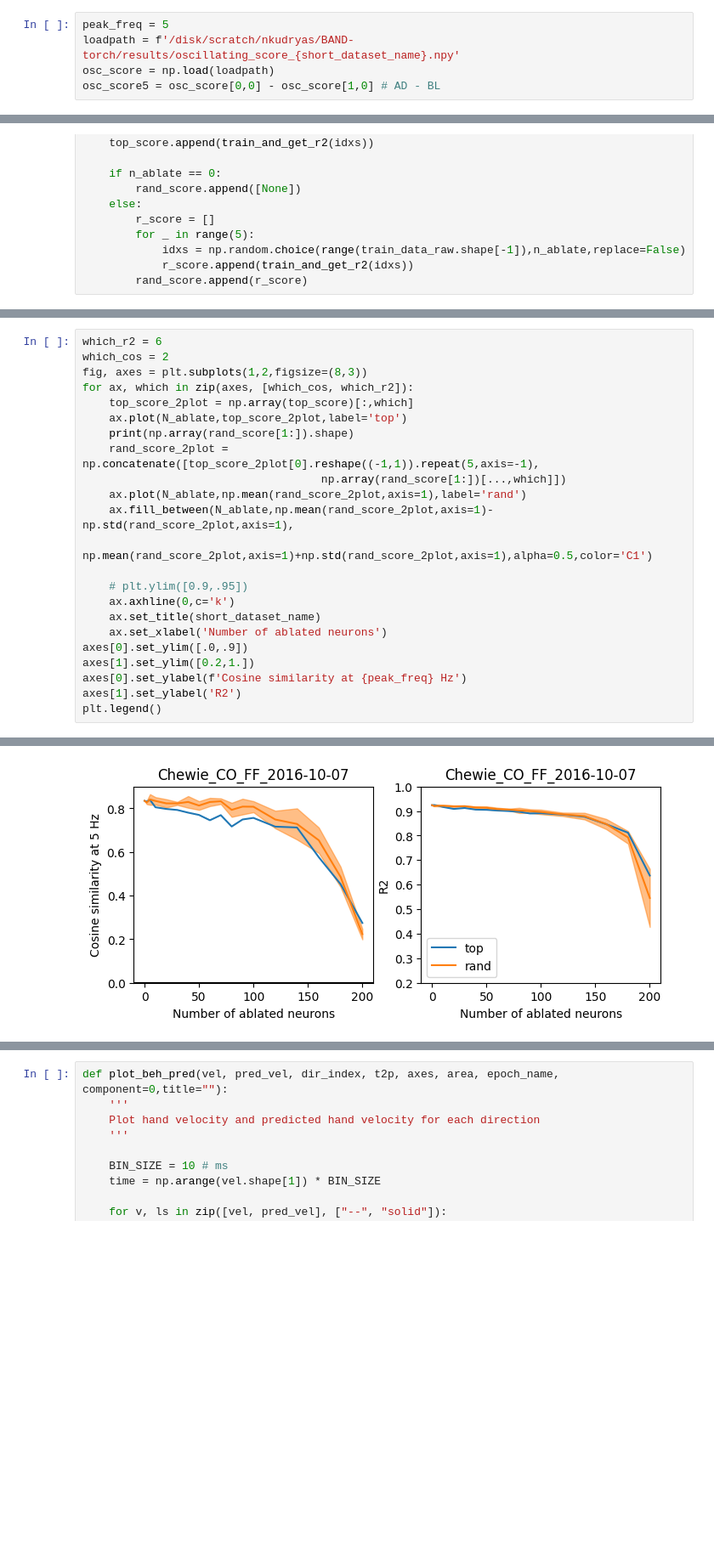
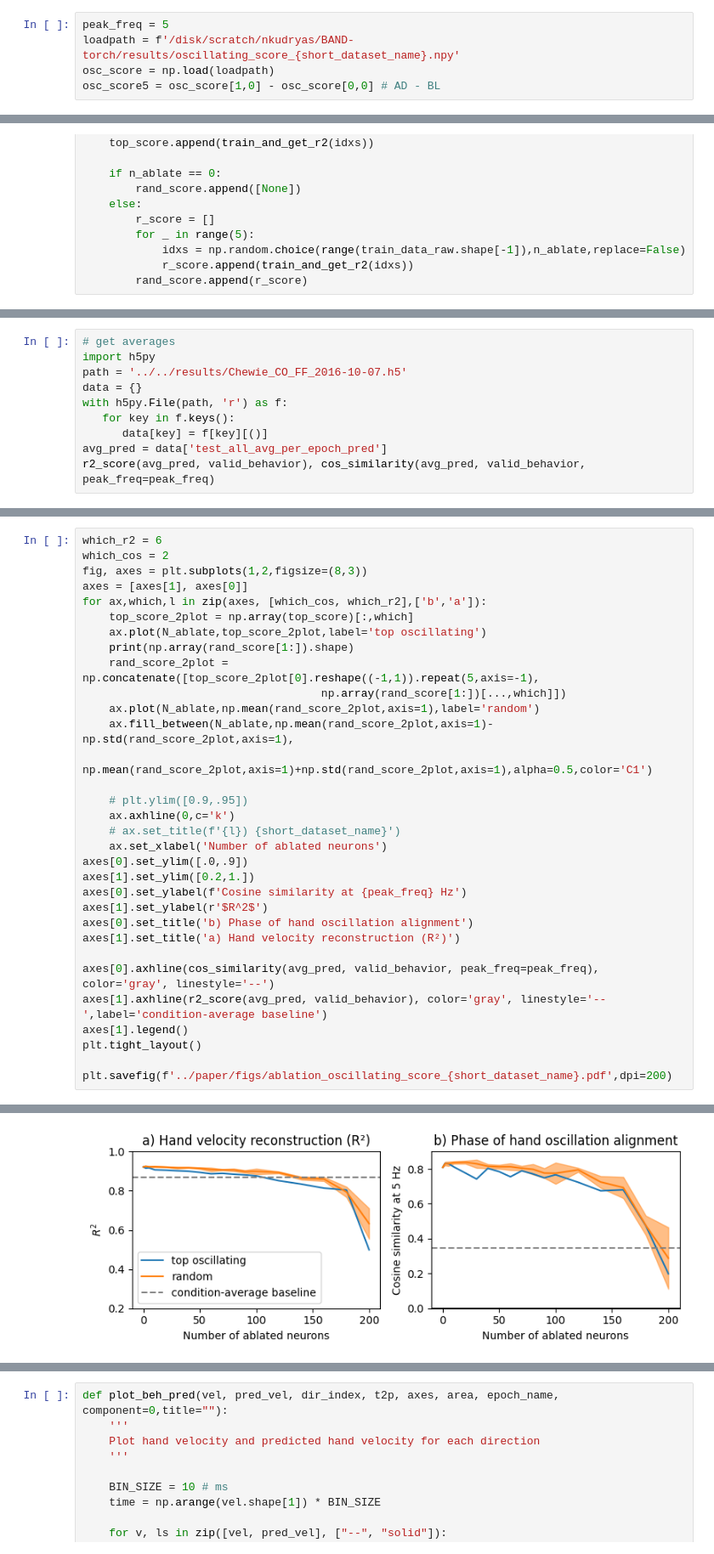
Before and after one commit to NinelK/BAND-torch, a Jupyter notebook: notebooks/rnn_decoder/RNN_decoder.ipynb, the cells around one changed output, grey strips where cells are left out. Shown at 85% size. Drawn from its saved outputs; the diff is of its cells as text; blank space fills up the shorter version.

```diff
--- a/notebooks/rnn_decoder/RNN_decoder.ipynb
+++ b/notebooks/rnn_decoder/RNN_decoder.ipynb
@@ -279,4 +243,4 @@ plot_beh_pred(valid_behavior[valid_epoch == 1],
 peak_freq = 5
 loadpath = f'/disk/scratch/nkudryas/BAND-torch/results/oscillating_score_{short_dataset_name}.npy'
 osc_score = np.load(loadpath)
-osc_score5 = osc_score[0,0] - osc_score[1,0] # AD - BL
+osc_score5 = osc_score[1,0] - osc_score[0,0] # AD - BL
@@ -398,0 +378,10 @@ osc_score5.shape
+# %%
+# get averages
+import h5py
+path = '../../results/Chewie_CO_FF_2016-10-07.h5'
+data = {}
+with h5py.File(path, 'r') as f:
+   for key in f.keys():
+      data[key] = f[key][()]
+avg_pred = data['test_all_avg_per_epoch_pred']
+r2_score(avg_pred, valid_behavior), cos_similarity(avg_pred, valid_behavior, peak_freq=peak_freq)
@@ -400,25 +391,34 @@ osc_score5.shape
 which_r2 = 6
 which_cos = 2
 fig, axes = plt.subplots(1,2,figsize=(8,3))
-for ax, which in zip(axes, [which_cos, which_r2]):
+axes = [axes[1], axes[0]]
+for ax,which,l in zip(axes, [which_cos, which_r2],['b','a']):
     top_score_2plot = np.array(top_score)[:,which]
-    ax.plot(N_ablate,top_score_2plot,label='top')
+    ax.plot(N_ablate,top_score_2plot,label='top oscillating')
     print(np.array(rand_score[1:]).shape)
     rand_score_2plot = np.concatenate([top_score_2plot[0].reshape((-1,1)).repeat(5,axis=-1),
                                     np.array(rand_score[1:])[...,which]])
-    ax.plot(N_ablate,np.mean(rand_score_2plot,axis=1),label='rand')
+    ax.plot(N_ablate,np.mean(rand_score_2plot,axis=1),label='random')
     ax.fill_between(N_ablate,np.mean(rand_score_2plot,axis=1)-np.std(rand_score_2plot,axis=1),
                     np.mean(rand_score_2plot,axis=1)+np.std(rand_score_2plot,axis=1),alpha=0.5,color='C1')
 
     # plt.ylim([0.9,.95])
     ax.axhline(0,c='k')
-    ax.set_title(short_dataset_name)
+    # ax.set_title(f'{l}) {short_dataset_name}')
     ax.set_xlabel('Number of ablated neurons')
 axes[0].set_ylim([.0,.9])
 axes[1].set_ylim([0.2,1.])
 axes[0].set_ylabel(f'Cosine similarity at {peak_freq} Hz')
-axes[1].set_ylabel('R2')
-plt.legend()
+axes[1].set_ylabel(r'$R^2$')
+axes[0].set_title('b) Phase of hand oscillation alignment')
+axes[1].set_title('a) Hand velocity reconstruction (R²)')
+
+axes[0].axhline(cos_similarity(avg_pred, valid_behavior, peak_freq=peak_freq), color='gray', linestyle='--')
+axes[1].axhline(r2_score(avg_pred, valid_behavior), color='gray', linestyle='--',label='condition-average baseline')
+axes[1].legend()
+plt.tight_layout()
+
+plt.savefig(f'../paper/figs/ablation_oscillating_score_{short_dataset_name}.pdf',dpi=200)
 # %% [output]
 (17, 5, 8)
 (17, 5, 8)
@@ -426 +425 @@ plt.legend()
-[figure, old version]
+[figure, new version]
```
Also changed, not shown: parts of 8 cells of this notebook, 5 other files.
